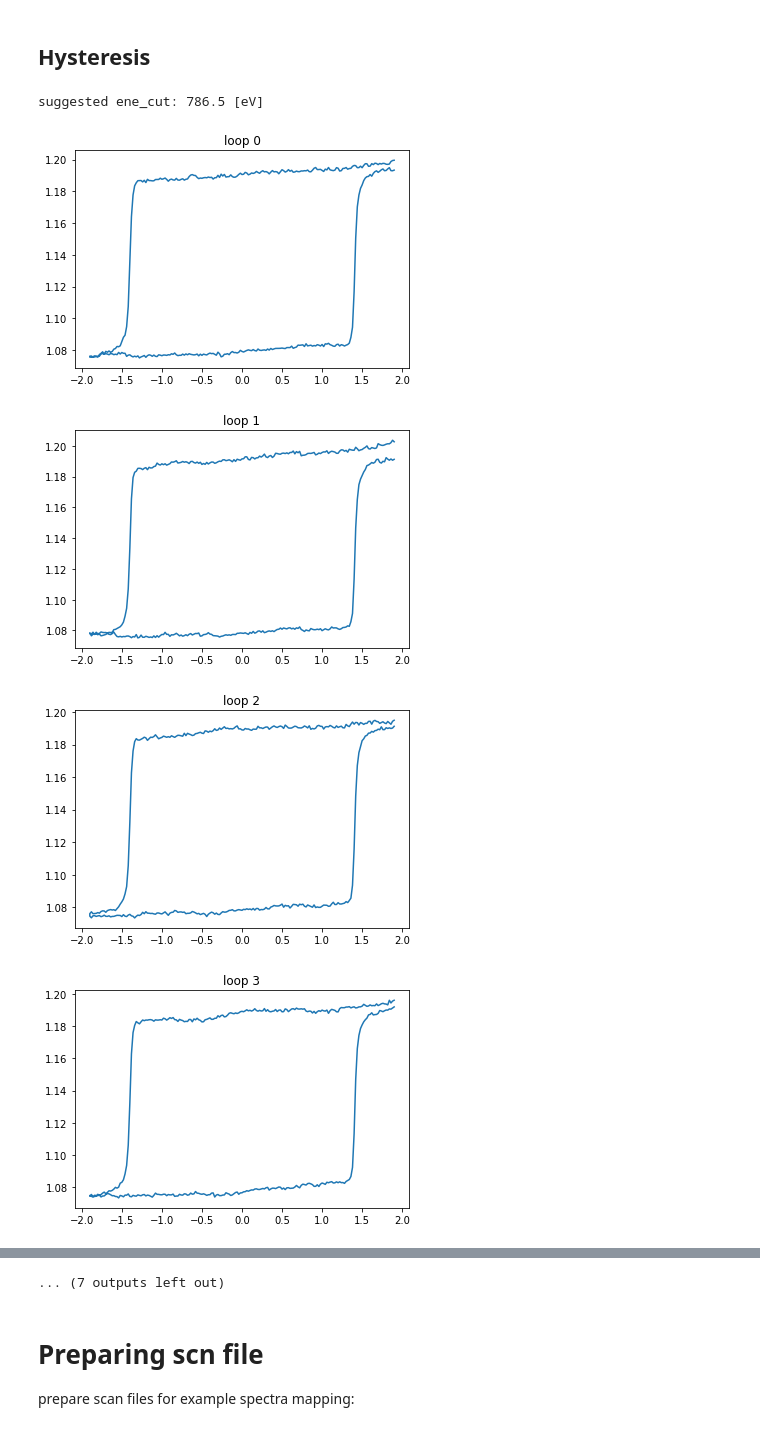
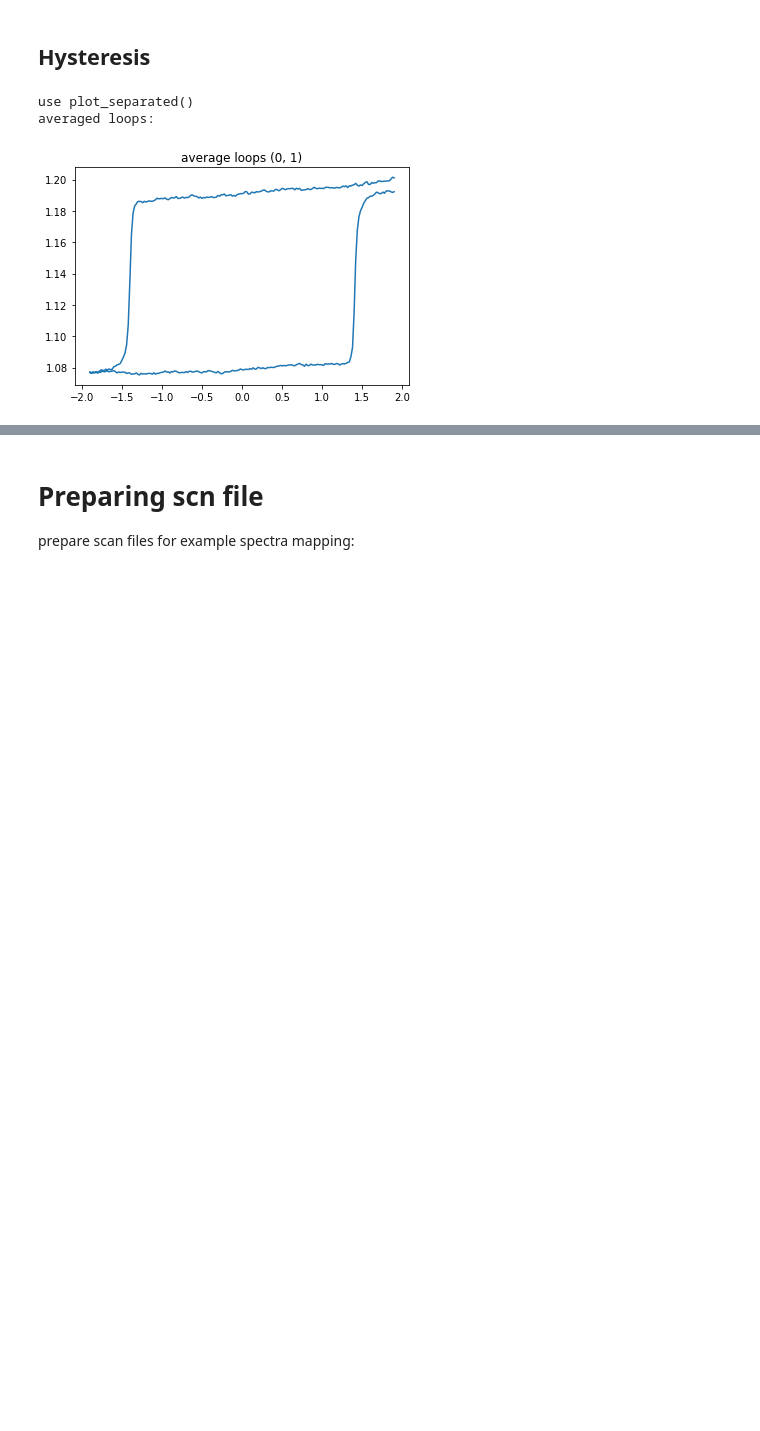
Before and after one commit to gnzng/xaspy, a Jupyter notebook: jupyter_notebooks/BL631_quickcheck.ipynb, the cells around one changed output, grey strips where cells are left out. Drawn from its saved outputs; the diff is of its cells as text; code cells hidden in the pictures; blank space fills up the shorter version.

Commit message:
updated Traj and Sig Scan Classes
Beam line computer and local paths can now be used
introduced file path indexing for beam line computer -> file paths will be stored as pickle files

```diff
--- a/jupyter_notebooks/BL631_quickcheck.ipynb
+++ b/jupyter_notebooks/BL631_quickcheck.ipynb
@@ -36,3 +40,26 @@ from xaspy.xas.backgrounds import smooth
+# %%
+on_bl_computer = False
+localpath = 'testfiles'
+
+
+##########################################
+#import read in function from xaspy package:
+
+from xaspy.readin.bl631 import (TrajScan,
+                                SigScan
+                                )
+
+if on_bl_computer != True:
+    TrajScan.path = localpath
+    SigScan.path = localpath
+
+if on_bl_computer == True:
+
+    from xaspy.readin.bl631 import TS_indexing, SS_indexing
+
+    #index all scans
+    pickle.dump(SS_indexing(),open("_SS_index.p","wb"))
+    pickle.dump(TS_indexing(),open("_TS_index.p","wb"))
 # %% [markdown]
 ## import function for files
 
@@ -259,25 +175,19 @@ plt.legend()
 # %%
 ## choose TrajScan file here as a string
 scannumber = '31914-001_0001'
 df = TrajScan(scannumber).df
 
-sug_ene_cut = np.around((np.max(df['Energy']) - np.min(df['Energy']))/2 + np.min(df['Energy']),2)
-print("suggested ene_cut: {} [eV]".format(sug_ene_cut))
-
-
 # adjust energy column, detector and monitor column. ene_cut: energy between the edges
-hystclass = mHYST(df,'Energy','LY','Clock',ene_cut = sug_ene_cut,ratio='higher/lower')
+hystclass = mHYST(df,'Magnet Field','Energy','LY','Clock',ratio='higher/lower')
 hystclass.plot_seperated()
 
 # now average specific loops
-    # return_data = Talse for plotting
+    # return_data = False for plotting
     # return_data = True for data as tuple for further plotting or saving
 
 print('averaged loops:')
 hystclass.average_loops([0,1],return_data = False)
 # %% [output]
-suggested ene_cut: 786.5 [eV]
+use plot_separated()
+averaged loops:
-[figure, old version]
+[figure, new version]
-[figure, removed]
-[figure, removed]
-[figure, removed]
@@ -291,4 +194,3 @@ suggested ene_cut: 786.5 [eV]
-... (7 outputs left out)
 # %% [markdown]
 # Preparing scn file
 
```
Also changed, not shown: parts of 16 cells of this notebook, 10 other files.
